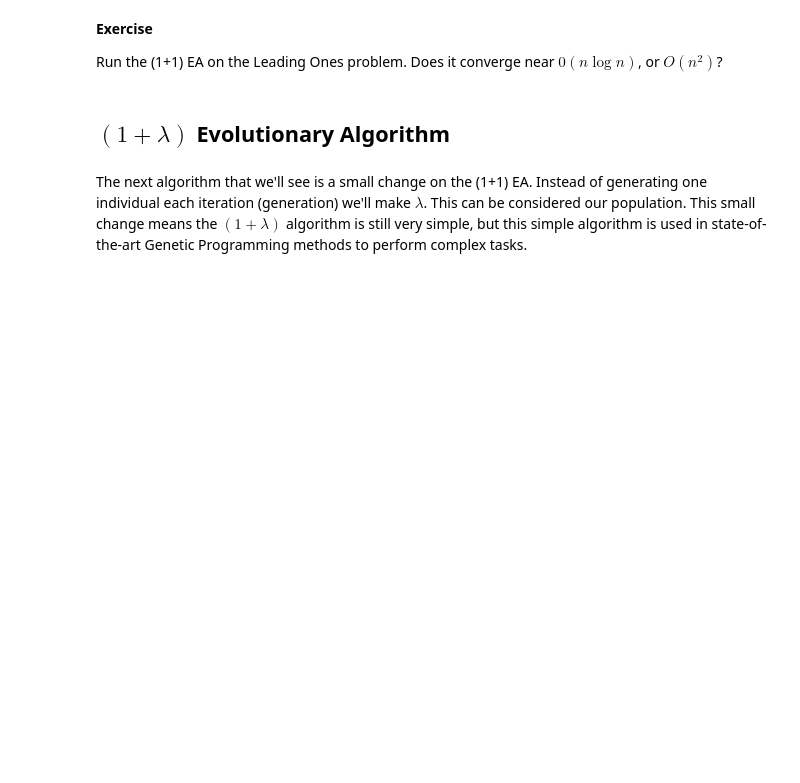
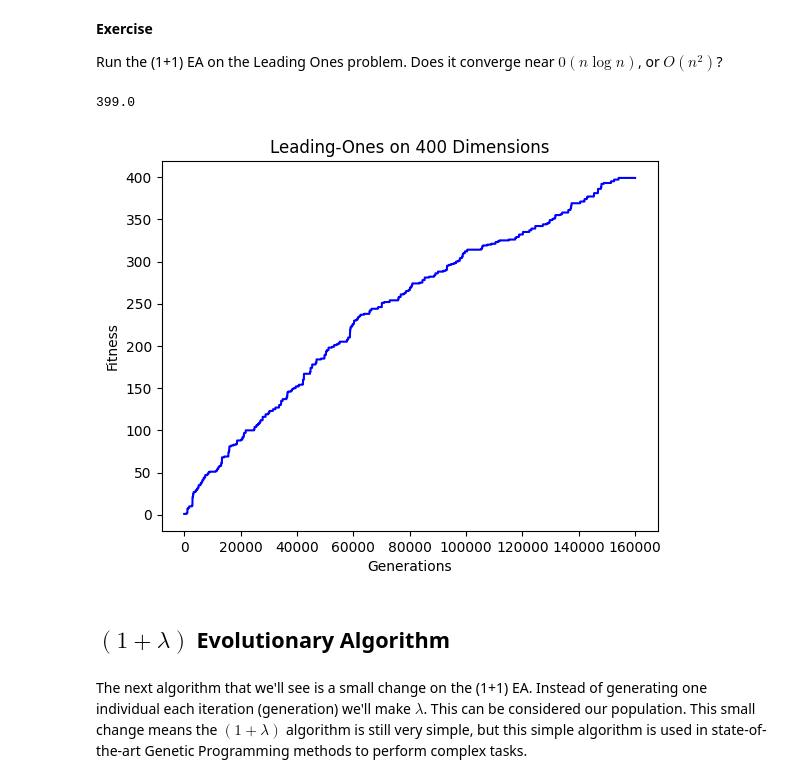
Before and after one commit to RaisingEntropy/evolutionary_computation, a Jupyter notebook: introduction/evolutionary_algorithms.ipynb, the cells around one changed output. Drawn from its saved outputs; the diff is of its cells as text; code cells hidden in the pictures; blank space fills up the shorter version.

```diff
--- a/introduction/evolutionary_algorithms.ipynb
+++ b/introduction/evolutionary_algorithms.ipynb
@@ -198,6 +205,19 @@ leading_ones(ind)
 **Exercise**
 
 Run the (1+1) EA on the Leading Ones problem. Does it converge near $0(n \log n)$, or $O(n^2)$?
+# %%
+n = 400
+fits_lo = one_plus_one(n, n**2, leading_ones)
+print(fits_lo[-1])
+# %% [output]
+399.0
+# %%
+plt.plot(fits_lo, 'b')
+plt.xlabel("Generations")
+plt.ylabel("Fitness")
+plt.title(f"Leading-Ones on {n} Dimensions");
+# %% [output]
+[figure, added]
 # %% [markdown]
 ## <a id="one_plus_lambda"></a>$(1+\lambda)$ Evolutionary Algorithm
 # %% [markdown]
```
Also changed, not shown: parts of 7 cells of this notebook.
